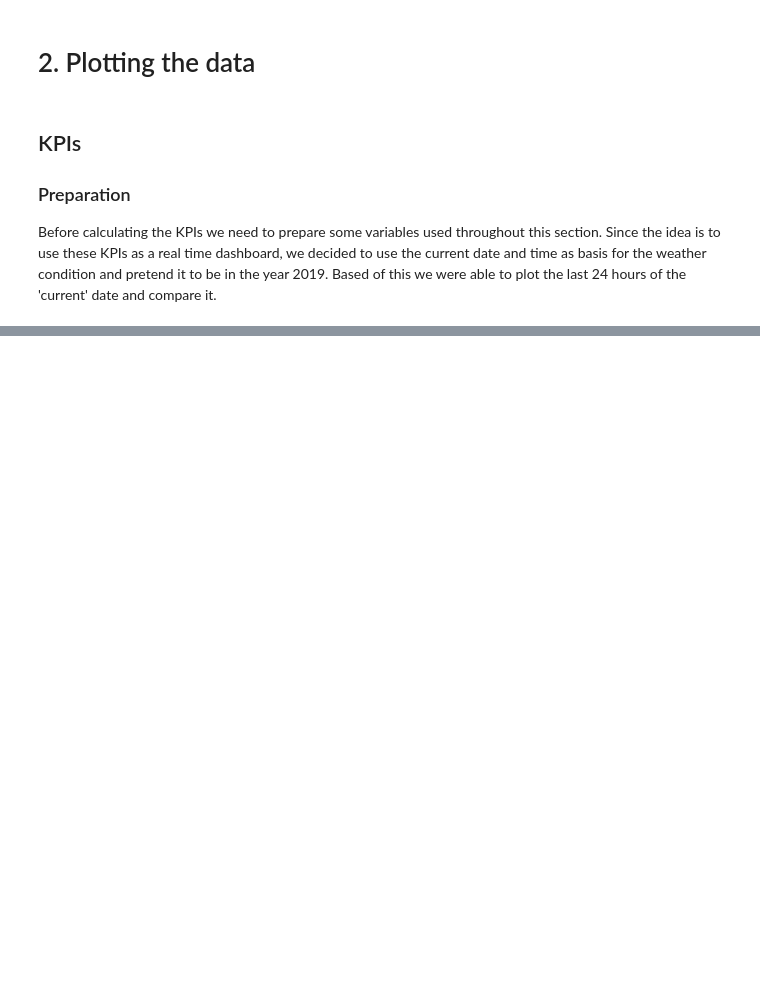
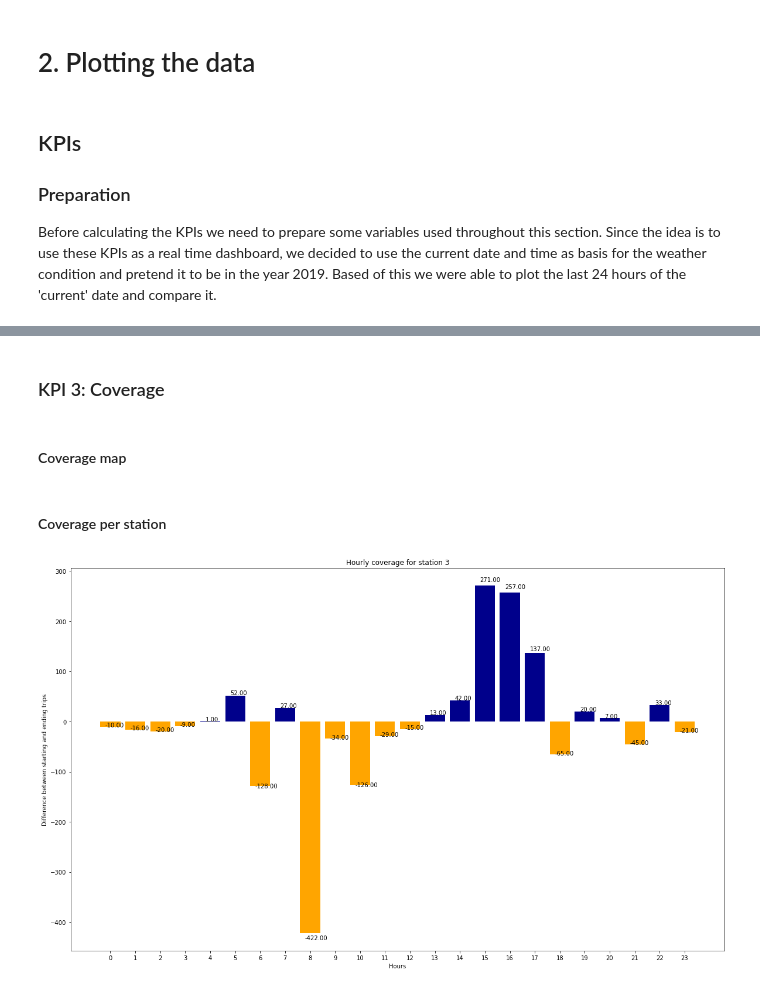
Before and after one commit to JuliusScheuerer/AA_Team_12_Assignment, a Jupyter notebook: AA_Team_12_Code.ipynb, the cells around one changed output, grey strips where cells are left out. Saved outputs shown, nothing was run; the diff lists cells and outputs as text; code cells hidden in the pictures; blank space fills up the shorter version.

```diff
--- a/AA_Team_12_Code.ipynb
+++ b/AA_Team_12_Code.ipynb
@@ -815,0 +875,4 @@ trip_data_website
+# %% [markdown]
+### KPI 3: Coverage
+# %% [markdown]
+#### Coverage map
@@ -815,0 +925,2 @@ trip_data_website
+# %% [markdown]
+#### Coverage per station
@@ -815,0 +980,43 @@ trip_data_website
+# %%
+# Provide station id as input
+input_station_id = 3
+
+# Starting trips - counts_x
+coverage_per_station_starting_trips = trip_data_website[['start_station_id', 'start_time', 'stop_time']].loc[(trip_data_website['start_station_id'] == input_station_id)]
+coverage_per_station_starting_trips['time'] = coverage_per_station_starting_trips['start_time'].dt.hour
+result_coverage_per_station_starting_trips = coverage_per_station_starting_trips.groupby(['time']).size().reset_index(name='counts')
+
+# Ending trips - counts_y
+coverage_per_station_ending_trips =  trip_data_website[['end_station_id', 'start_time', 'stop_time']].loc[(trip_data_website['end_station_id'] == input_station_id)]
+coverage_per_station_ending_trips['time'] = coverage_per_station_ending_trips['stop_time'].dt.hour
+result_coverage_per_station_ending_trips = coverage_per_station_ending_trips.groupby(['time']).size().reset_index(name='counts')
+
+# Merge counts together
+result_coverage_per_station = pd.merge(result_coverage_per_station_starting_trips, result_coverage_per_station_ending_trips, on='time')
+
+# Calculate difference between starting and ending trips
+result_coverage_per_station['difference_per_station'] = result_coverage_per_station['counts_x'] - result_coverage_per_station['counts_y']
+
+# result_coverage_per_station['time'] = pd.to_datetime(result_coverage_per_station['time'])
+# %%
+fig = plt.figure(figsize=(20,12))
+
+count_values = result_coverage_per_station.count().time
+bins = []
+for i in range(count_values):
+    bins.append(i)
+
+
+# Change bins to time
+autolabelFloat(plt.bar(result_coverage_per_station['time'].astype('int32').astype('str').values, result_coverage_per_station['difference_per_station'], color=np.where(result_coverage_per_station['difference_per_station']>0, 'darkblue', 'orange'), tick_label=bins))
+plt.ylabel('Difference between starting and ending trips')
+plt.xlabel('Hours')
+plt.title('Hourly coverage for station ' + str(input_station_id))
+
+result_coverage_per_station['time'].astype('int32').astype('str').values
+
+#plt.savefig('./figs/kpis/coverageGraph1.jpeg')
+
+plt.show()
+# %% [output]
+[figure, added]
```
Also changed, not shown: parts of 40 cells of this notebook.
